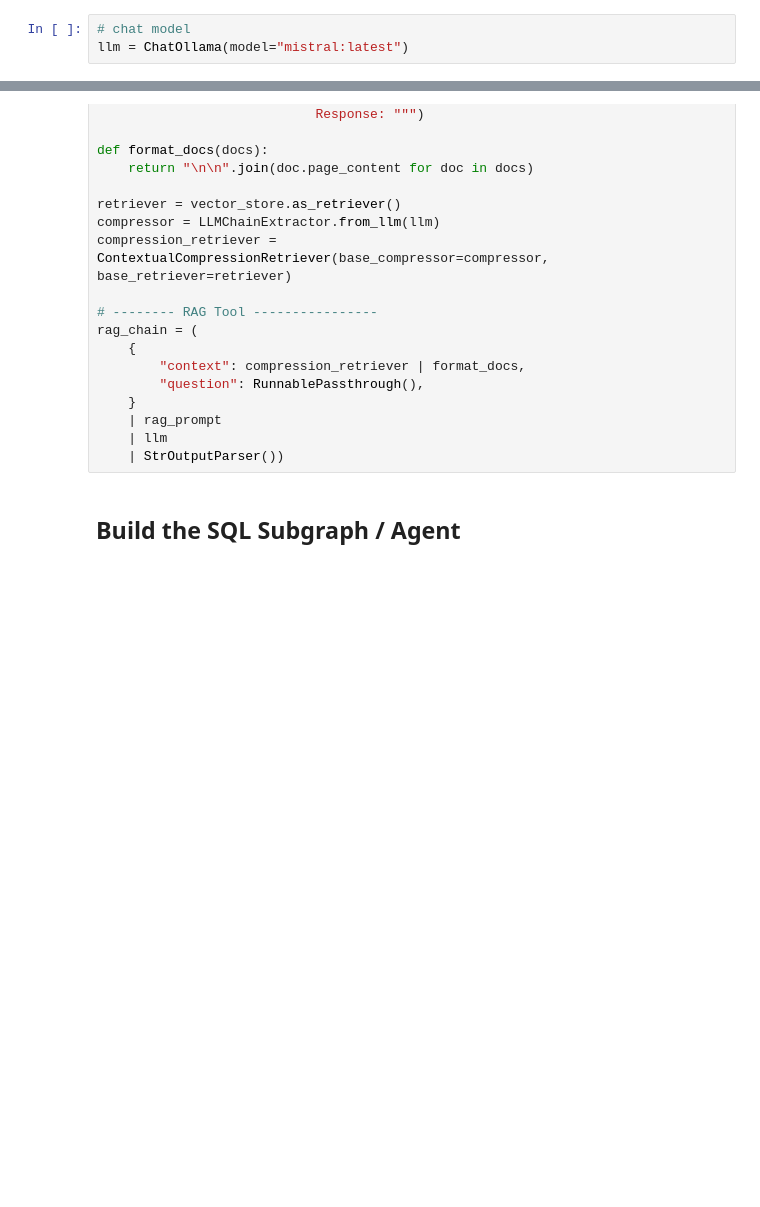
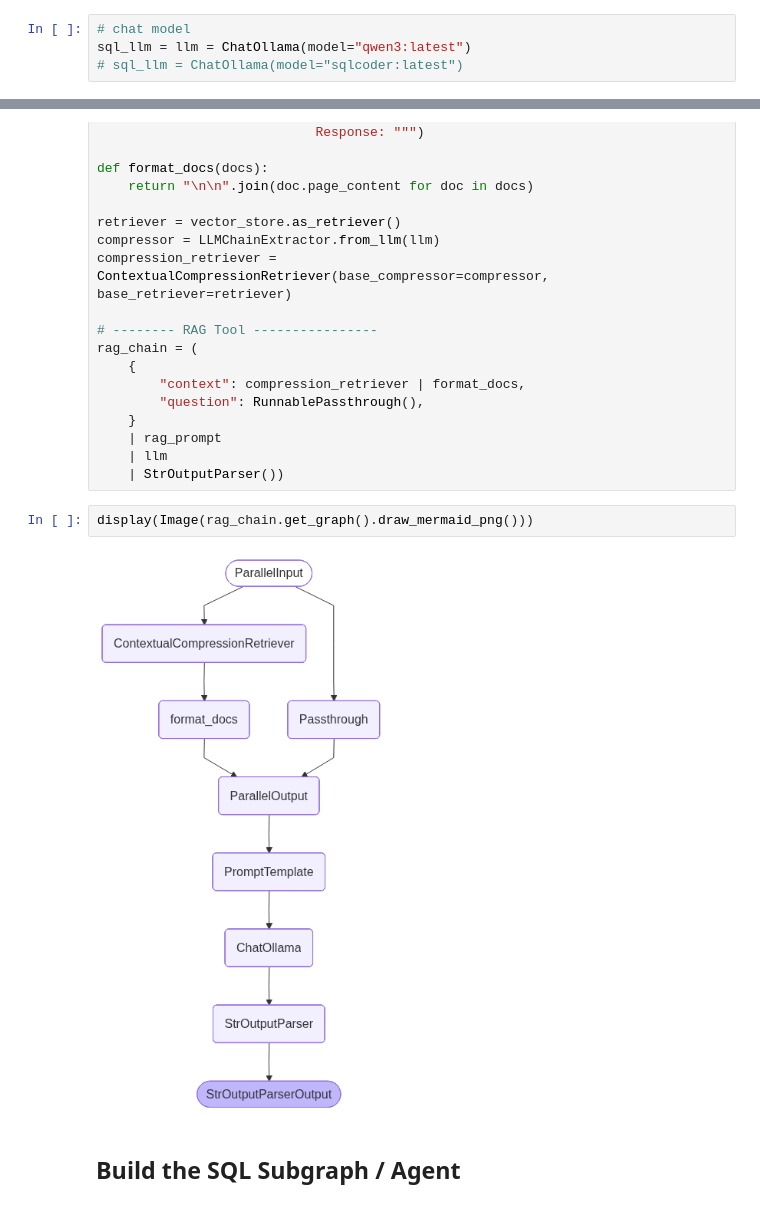
Before and after one commit to gcmurray/nlp-sql-agent, a Jupyter notebook: react-subagent.ipynb, the cells around one changed output, grey strips where cells are left out. Cells and saved outputs as stored; diff of their text form; blank space fills up the shorter version.

Commit message:
prototype v1, with Qwen3 results

```diff
--- a/react-subagent.ipynb
+++ b/react-subagent.ipynb
@@ -29,6 +27,7 @@ from typing import Literal
 # %%
 # chat model
-llm = ChatOllama(model="mistral:latest")
+sql_llm = llm = ChatOllama(model="qwen3:latest")
+# sql_llm = ChatOllama(model="sqlcoder:latest")
 # %%
 
 
@@ -188,6 +193,10 @@ rag_chain = (
     | rag_prompt
     | llm
     | StrOutputParser())
+# %%
+display(Image(rag_chain.get_graph().draw_mermaid_png()))
+# %% [output]
+[figure, added]
 # %% [markdown]
 ## Build the SQL Subgraph / Agent
 # %%
```
Also changed, not shown: parts of 12 cells of this notebook.
